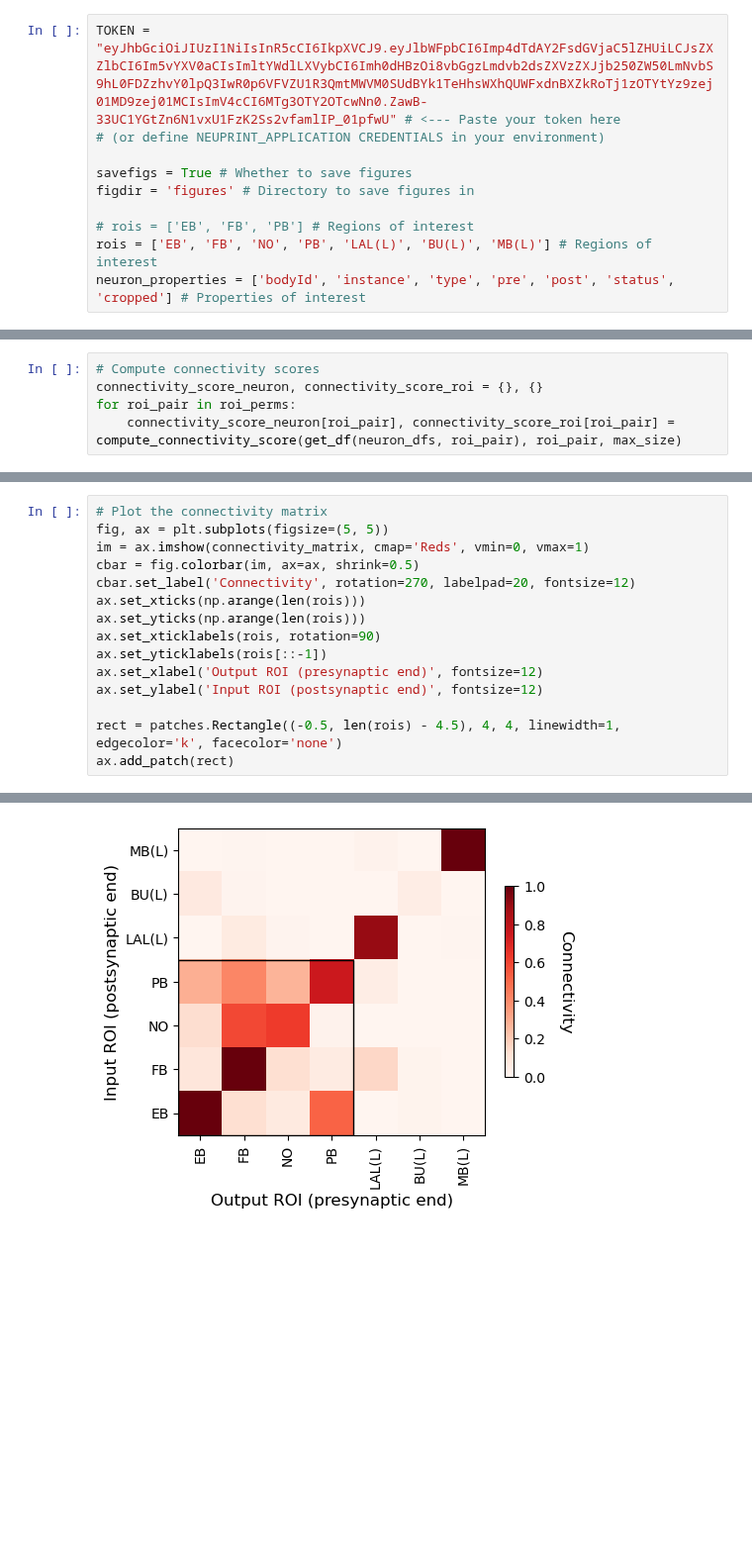
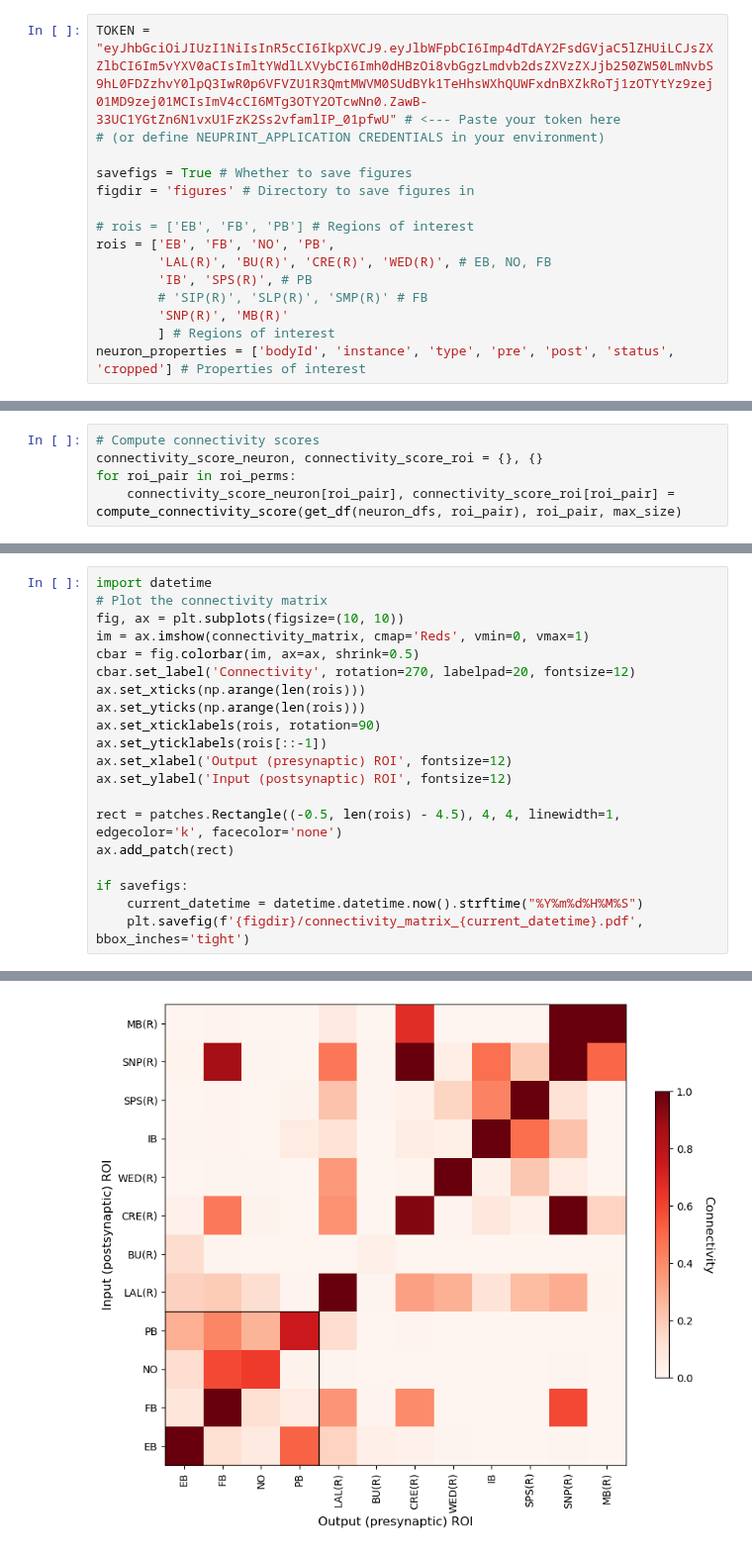
Before and after one commit to CharlesXu-Jingyue/KIBM_Connectomics, a Jupyter notebook: flyConnectome.ipynb, the cells around one changed output, grey strips where cells are left out. Shown at 99% size. Drawn from its saved outputs; the diff is of its cells as text; blank space fills up the shorter version.

Commit message:
figures

```diff
--- a/flyConnectome.ipynb
+++ b/flyConnectome.ipynb
@@ -74,6 +74,11 @@ savefigs = True # Whether to save figures
 figdir = 'figures' # Directory to save figures in
 
 # rois = ['EB', 'FB', 'PB'] # Regions of interest
-rois = ['EB', 'FB', 'NO', 'PB', 'LAL(L)', 'BU(L)', 'MB(L)'] # Regions of interest
+rois = ['EB', 'FB', 'NO', 'PB',
+        'LAL(R)', 'BU(R)', 'CRE(R)', 'WED(R)', # EB, NO, FB
+        'IB', 'SPS(R)', # PB
+        # 'SIP(R)', 'SLP(R)', 'SMP(R)' # FB
+        'SNP(R)', 'MB(R)'
+        ] # Regions of interest
 neuron_properties = ['bodyId', 'instance', 'type', 'pre', 'post', 'status', 'cropped'] # Properties of interest
 # %%
@@ -359,6 +372,7 @@ print(connectivity_matrix)
 # %%
+import datetime
 # Plot the connectivity matrix
-fig, ax = plt.subplots(figsize=(5, 5))
+fig, ax = plt.subplots(figsize=(10, 10))
 im = ax.imshow(connectivity_matrix, cmap='Reds', vmin=0, vmax=1)
 cbar = fig.colorbar(im, ax=ax, shrink=0.5)
 cbar.set_label('Connectivity', rotation=270, labelpad=20, fontsize=12)
@@ -366,9 +380,13 @@ ax.set_xticks(np.arange(len(rois)))
 ax.set_yticks(np.arange(len(rois)))
 ax.set_xticklabels(rois, rotation=90)
 ax.set_yticklabels(rois[::-1])
-ax.set_xlabel('Output ROI (presynaptic end)', fontsize=12)
-ax.set_ylabel('Input ROI (postsynaptic end)', fontsize=12)
+ax.set_xlabel('Output (presynaptic) ROI', fontsize=12)
+ax.set_ylabel('Input (postsynaptic) ROI', fontsize=12)
 
 rect = patches.Rectangle((-0.5, len(rois) - 4.5), 4, 4, linewidth=1, edgecolor='k', facecolor='none')
 ax.add_patch(rect)
+
+if savefigs:
+    current_datetime = datetime.datetime.now().strftime("%Y%m%d%H%M%S")
+    plt.savefig(f'{figdir}/connectivity_matrix_{current_datetime}.pdf', bbox_inches='tight')
 # %% [output]
@@ -376 +393 @@ ax.add_patch(rect)
-[figure, old version]
+[figure, new version]
```
Also changed, not shown: parts of 9 cells of this notebook, 10 other files.
